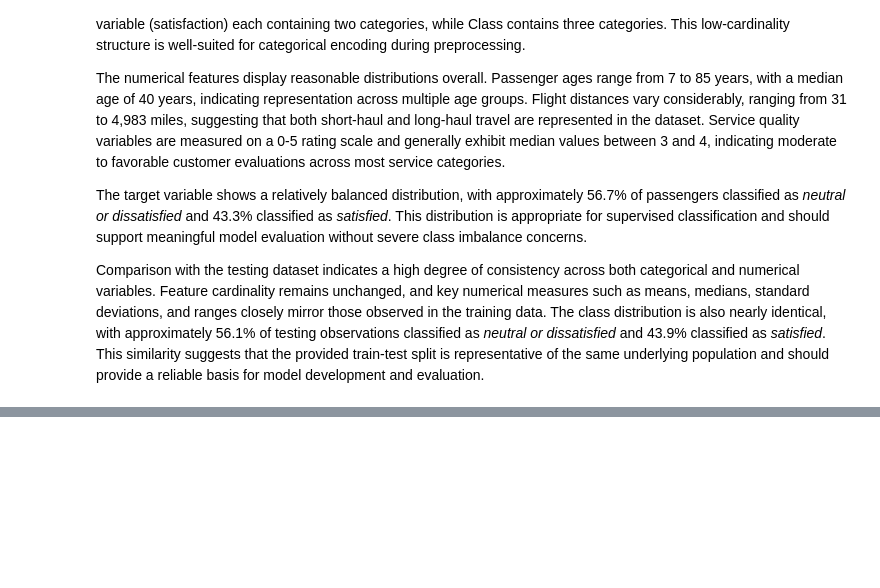
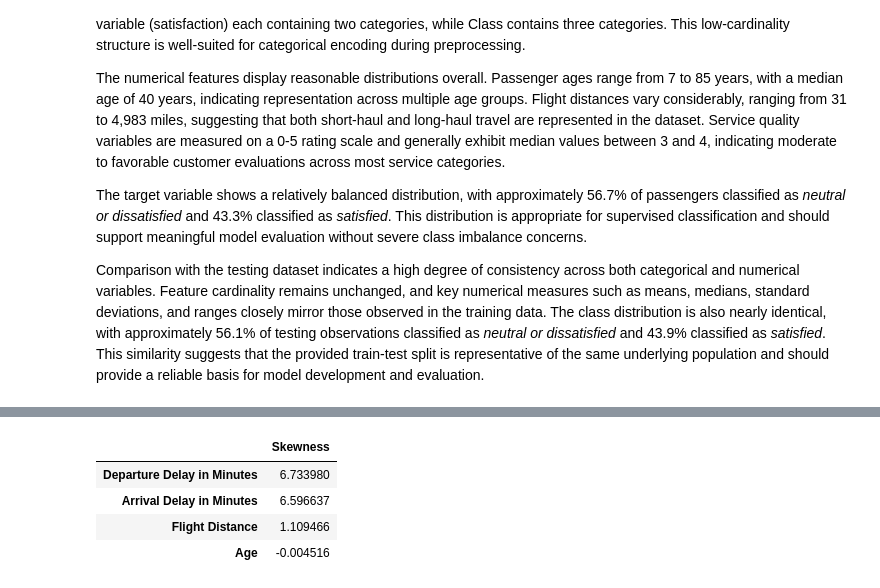
Before and after one commit to Shehzaad-S/udacity-applied-ml-project, a Jupyter notebook: modeling.ipynb, the cells around one changed output, grey strips where cells are left out. Cells and saved outputs as stored; diff of their text form; code cells hidden in the pictures; blank space fills up the shorter version.

```diff
--- a/modeling.ipynb
+++ b/modeling.ipynb
@@ -326,0 +464,19 @@ Comparison with the testing dataset indicates a high degree of consistency acros
+# %%
+skewness_df = pd.DataFrame(
+    {
+        "Skewness": train_df[
+            continuous_features
+        ].skew()
+    }
+).sort_values(
+    by="Skewness",
+    ascending=False
+)
+
+skewness_df
+# %% [output]
+|  | Skewness |
+| Departure Delay in Minutes | 6.733980 |
+| Arrival Delay in Minutes | 6.596637 |
+| Flight Distance | 1.109466 |
+| Age | -0.004516 |
```
Also changed, not shown: parts of 26 cells of this notebook.
